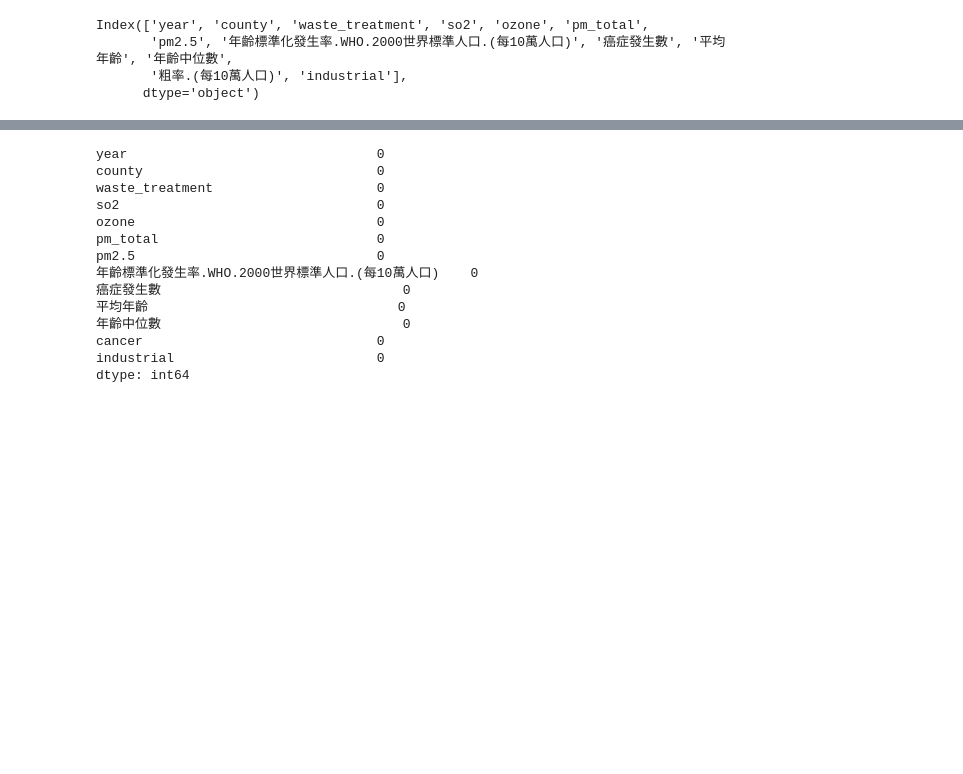
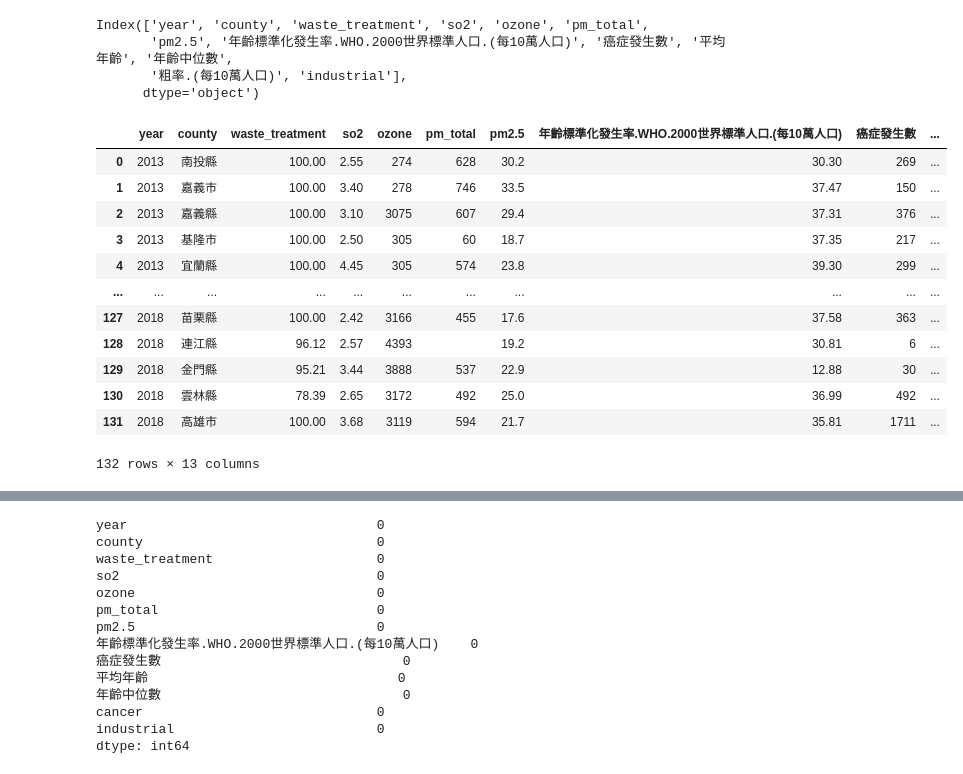
Before and after one commit to chenyenru/bio_ia_air, a Jupyter notebook: analysis.ipynb, the cells around one changed output, grey strips where cells are left out. Saved outputs shown, nothing was run; the diff lists cells and outputs as text; code cells hidden in the pictures; blank space fills up the shorter version.

```diff
--- a/analysis.ipynb
+++ b/analysis.ipynb
@@ -20,3 +22,19 @@ df = df.rename(columns={"粗率.(每10萬人口)":"cancer"})
+# %%
+df.fillna(df.mean())
+# %% [output]
+|  | year | county | waste_treatment | so2 | ozone | pm_total | pm2.5 | 年齡標準化發生率.WHO.2000世界標準人口.(每10萬人口) | 癌症發生數 | ... |
+| 0 | 2013 | 南投縣 | 100.00 | 2.55 | 274 | 628 | 30.2 | 30.30 | 269 | ... |
+| 1 | 2013 | 嘉義市 | 100.00 | 3.40 | 278 | 746 | 33.5 | 37.47 | 150 | ... |
+| 2 | 2013 | 嘉義縣 | 100.00 | 3.10 | 3075 | 607 | 29.4 | 37.31 | 376 | ... |
+| 3 | 2013 | 基隆市 | 100.00 | 2.50 | 305 | 60 | 18.7 | 37.35 | 217 | ... |
+| 4 | 2013 | 宜蘭縣 | 100.00 | 4.45 | 305 | 574 | 23.8 | 39.30 | 299 | ... |
+| ... | ... | ... | ... | ... | ... | ... | ... | ... | ... | ... |
+| 127 | 2018 | 苗栗縣 | 100.00 | 2.42 | 3166 | 455 | 17.6 | 37.58 | 363 | ... |
+| 128 | 2018 | 連江縣 | 96.12 | 2.57 | 4393 |  | 19.2 | 30.81 | 6 | ... |
+| 129 | 2018 | 金門縣 | 95.21 | 3.44 | 3888 | 537 | 22.9 | 12.88 | 30 | ... |
+| 130 | 2018 | 雲林縣 | 78.39 | 2.65 | 3172 | 492 | 25.0 | 36.99 | 492 | ... |
+| 131 | 2018 | 高雄市 | 100.00 | 3.68 | 3119 | 594 | 21.7 | 35.81 | 1711 | ... |
+132 rows × 13 columns
 # %%
 df
 # %% [output]
```
Also changed, not shown: parts of 5 cells of this notebook.
